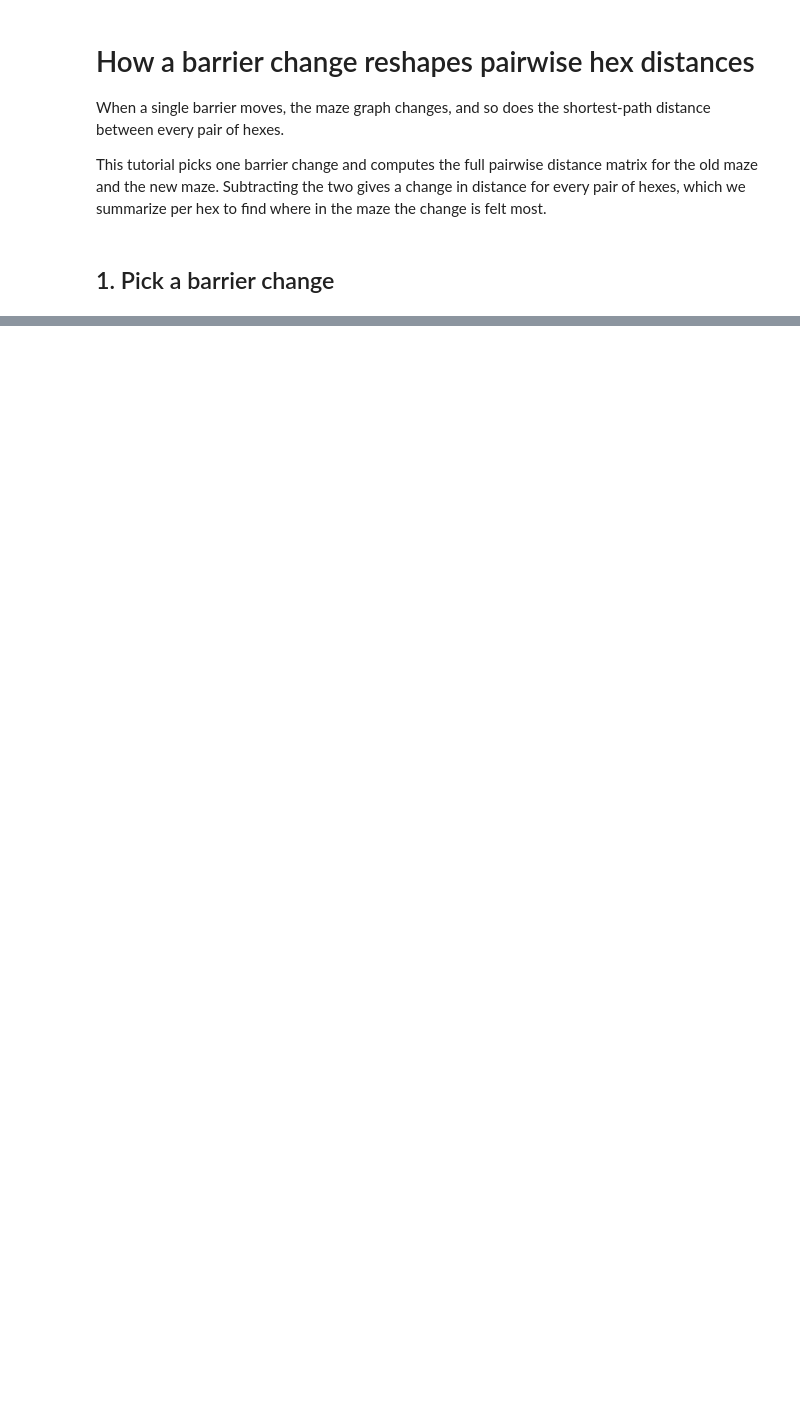
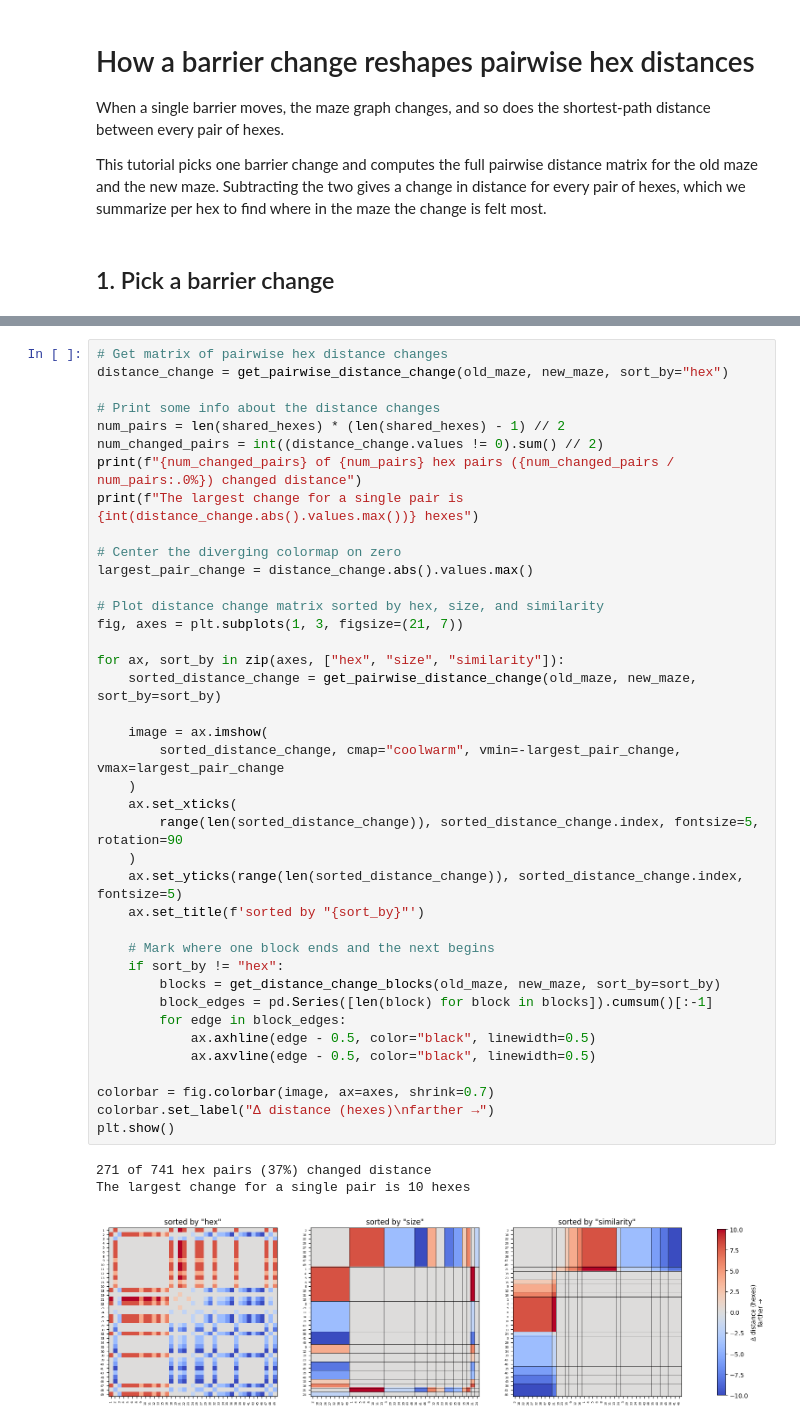
Before and after one commit to calderast/Hex-maze, a Jupyter notebook: Tutorials/13_Distance_Change_For_Barrier_Change.ipynb, the cells around one changed output, grey strips where cells are left out. Drawn from its saved outputs; the diff is of its cells as text; blank space fills up the shorter version.

```diff
--- a/Tutorials/13_Distance_Change_For_Barrier_Change.ipynb
+++ b/Tutorials/13_Distance_Change_For_Barrier_Change.ipynb
@@ -136 +117,44 @@ plt.show()
+# %%
+# Get matrix of pairwise hex distance changes
+distance_change = get_pairwise_distance_change(old_maze, new_maze, sort_by="hex")
+
+# Print some info about the distance changes
+num_pairs = len(shared_hexes) * (len(shared_hexes) - 1) // 2
+num_changed_pairs = int((distance_change.values != 0).sum() // 2)
+print(f"{num_changed_pairs} of {num_pairs} hex pairs ({num_changed_pairs / num_pairs:.0%}) changed distance")
+print(f"The largest change for a single pair is {int(distance_change.abs().values.max())} hexes")
+
+# Center the diverging colormap on zero
+largest_pair_change = distance_change.abs().values.max()
+
+# Plot distance change matrix sorted by hex, size, and similarity
+fig, axes = plt.subplots(1, 3, figsize=(21, 7))
+
+for ax, sort_by in zip(axes, ["hex", "size", "similarity"]):
+    sorted_distance_change = get_pairwise_distance_change(old_maze, new_maze, sort_by=sort_by)
+
+    image = ax.imshow(
+        sorted_distance_change, cmap="coolwarm", vmin=-largest_pair_change, vmax=largest_pair_change
+    )
+    ax.set_xticks(
+        range(len(sorted_distance_change)), sorted_distance_change.index, fontsize=5, rotation=90
+    )
+    ax.set_yticks(range(len(sorted_distance_change)), sorted_distance_change.index, fontsize=5)
+    ax.set_title(f'sorted by "{sort_by}"')
+
+    # Mark where one block ends and the next begins
+    if sort_by != "hex":
+        blocks = get_distance_change_blocks(old_maze, new_maze, sort_by=sort_by)
+        block_edges = pd.Series([len(block) for block in blocks]).cumsum()[:-1]
+        for edge in block_edges:
+            ax.axhline(edge - 0.5, color="black", linewidth=0.5)
+            ax.axvline(edge - 0.5, color="black", linewidth=0.5)
+
+colorbar = fig.colorbar(image, ax=axes, shrink=0.7)
+colorbar.set_label("Δ distance (hexes)\nfarther →")
+plt.show()
+# %% [output]
+271 of 741 hex pairs (37%) changed distance
+The largest change for a single pair is 10 hexes
+[figure, added]
 # %% [markdown]
```
Also changed, not shown: parts of 17 cells of this notebook.
